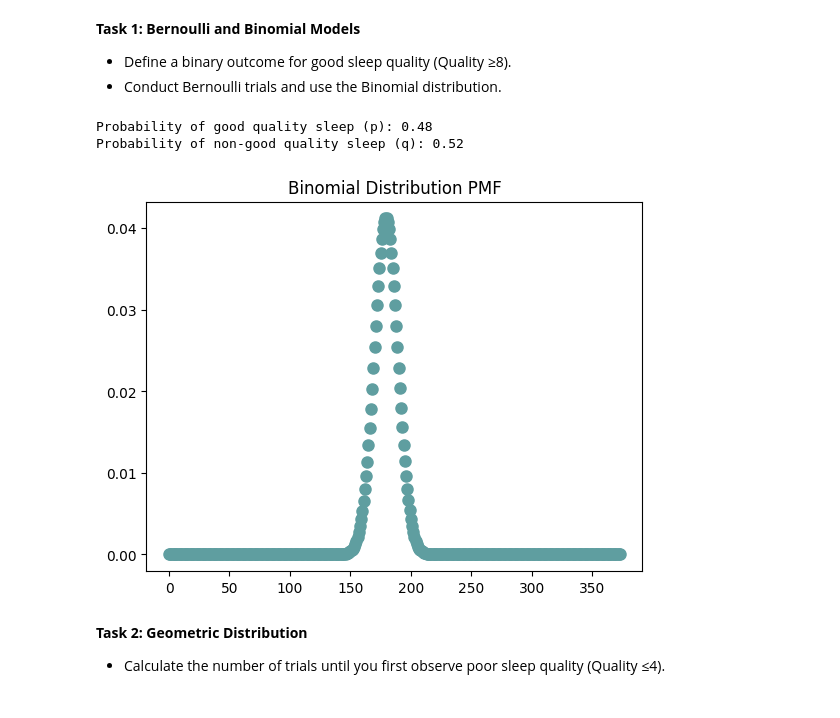
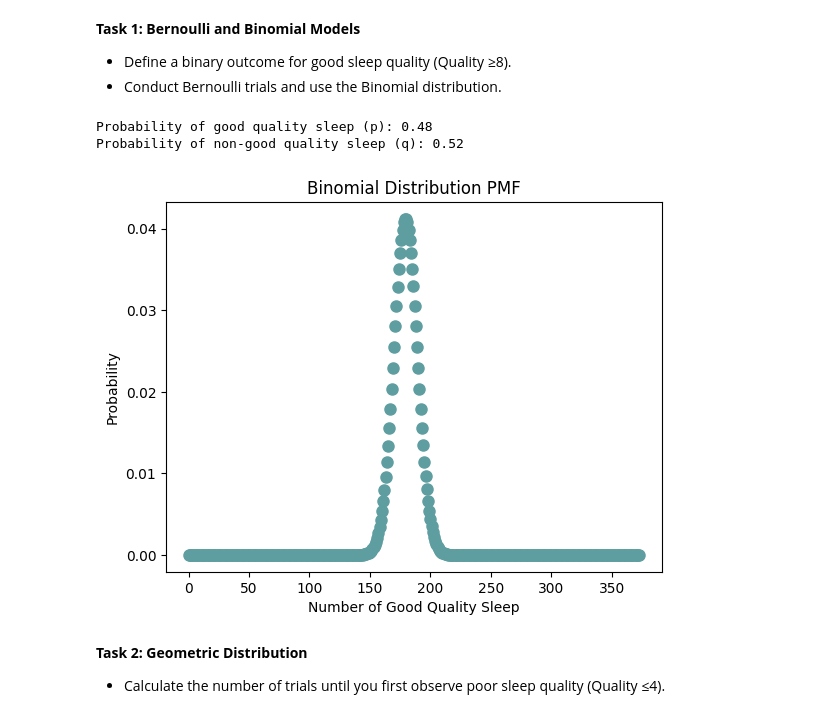
Before and after one commit to emochivo/Probability-in-Medical-Diagnostics-and-Sleep-Analysis, a Jupyter notebook: EE_381_AI_assignment.ipynb, the cells around one changed output. Saved outputs shown, nothing was run; the diff lists cells and outputs as text; code cells hidden in the pictures.

```diff
--- a/EE_381_AI_assignment.ipynb
+++ b/EE_381_AI_assignment.ipynb
@@ -56,37 +56,39 @@ df = df.dropna() # Example: dropping rows with missing values
 - Define a binary outcome for good sleep quality (Quality ≥8).
 - Conduct Bernoulli trials and use the Binomial distribution.
 # %%
-# Your Implementation Here DO IT AGAIN YOU DID IT WRONG
+# Your Implementation Here
 
 # Find p and q values for the quality of sleep
 # -- assuming p is the probability of having a good quality of sleep (>=8)
 #       and q is the probability of having a "not good" quality of sleep (<8)
 p, q = 0, 0
 
 for i in range(len(df)):
     if df.loc[i,'Quality of Sleep'] >= 8:
         p += 1
     else:
         q += 1
 
 p = round((p/len(df)), 2)
 q = round((q/len(df)), 2)
 
 print(f"Probability of good quality sleep (p): {p}")
 print(f"Probability of non-good quality sleep (q): {q}")
 
 # Binomial Distribution
 n = len(df)  # Total number of trials (total number of people surveyed)
 for i in range(n):
     # Probability of having i good quality sleep out of n trials
     prob = binom.pmf(i, n, p)
 plt.plot(range(n), [binom.pmf(i, n, p) for i in range(n)], 'o', ms=8, label='binom pmf', color='cadetblue')
 plt.title('Binomial Distribution PMF')
+plt.xlabel('Number of Good Quality Sleep')
+plt.ylabel('Probability')
 plt.show()
 # %% [output]
 Probability of good quality sleep (p): 0.48
 Probability of non-good quality sleep (q): 0.52
-[figure, old version]
+[figure, new version]
 # %% [markdown]
 **Task 2: Geometric Distribution**
 - Calculate the number of trials until you first observe poor sleep quality (Quality ≤4).
```
Also changed, not shown: parts of 2 cells of this notebook.
